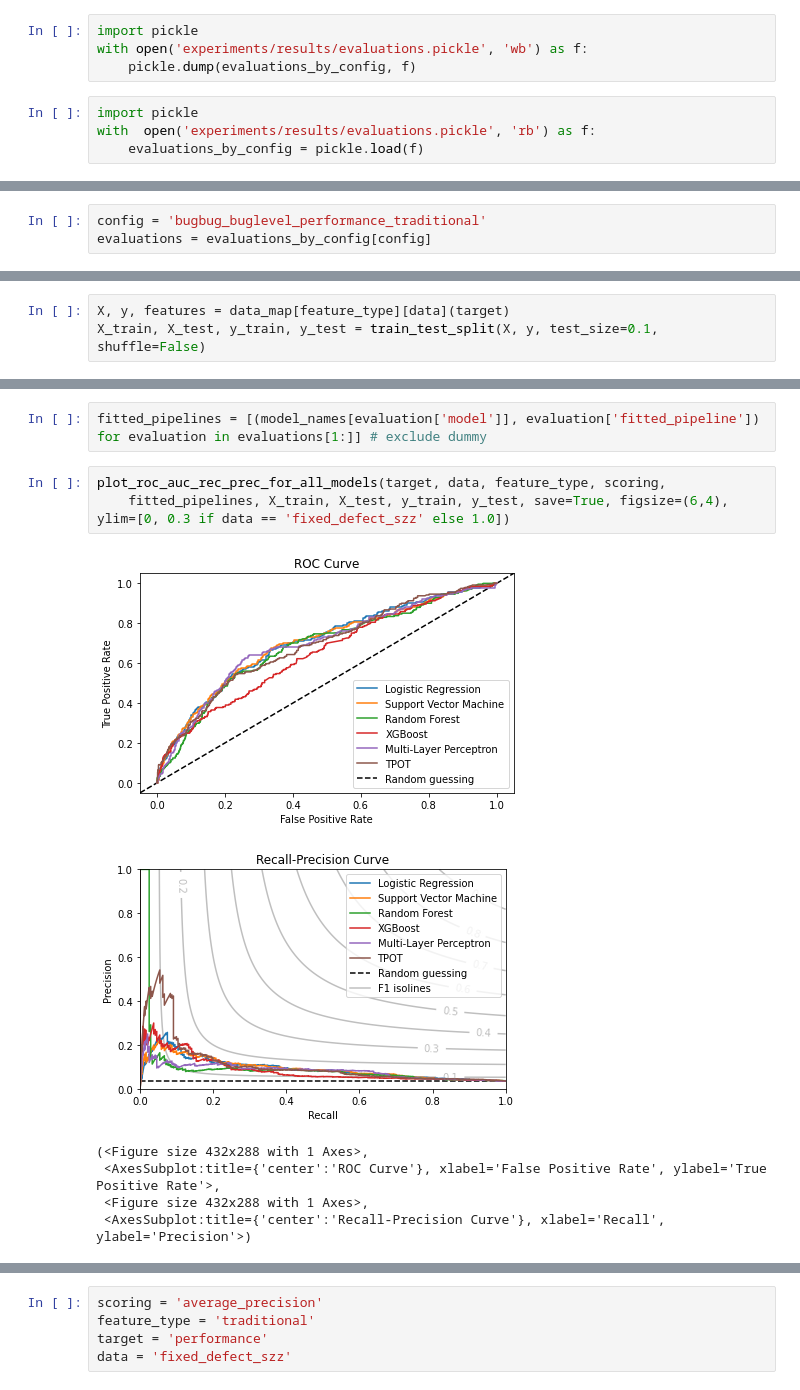
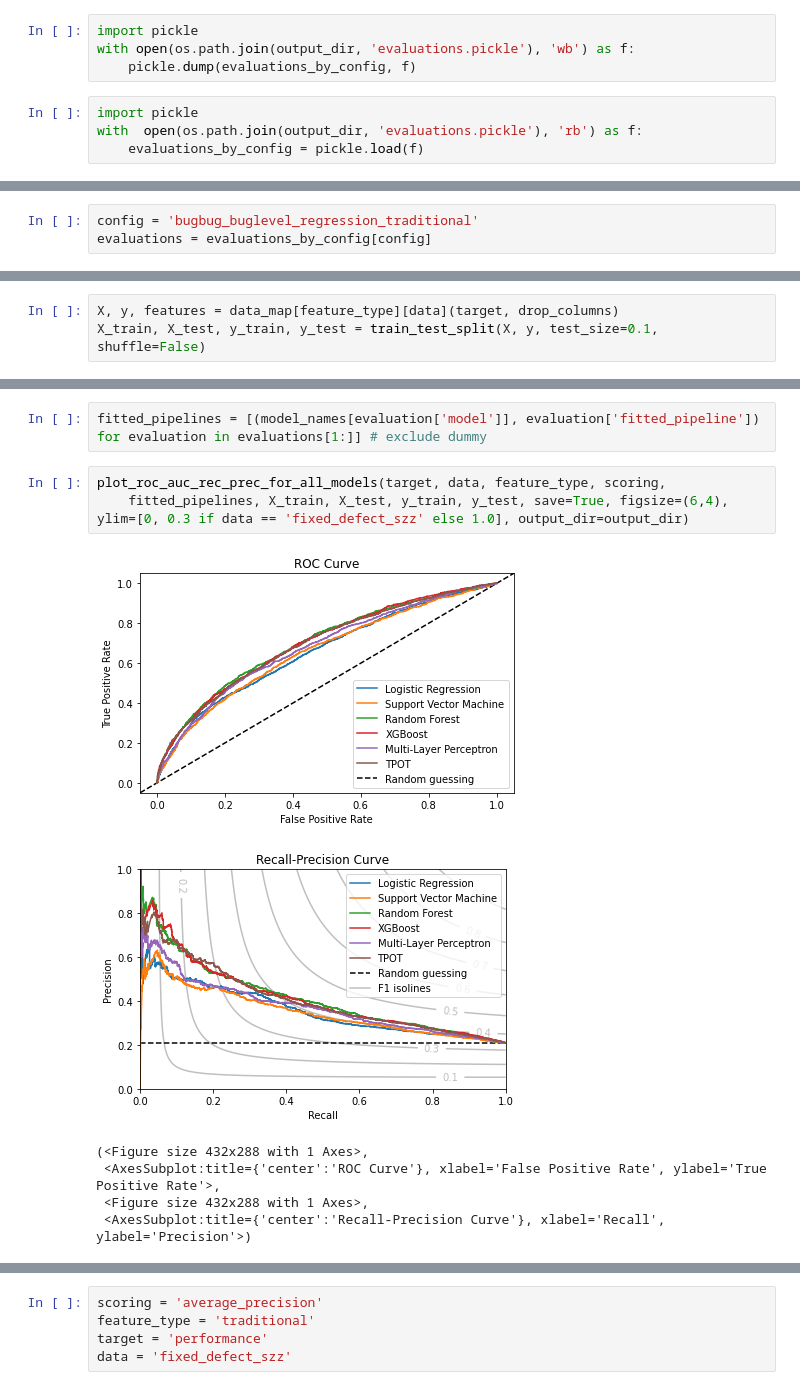
Before and after one commit to markus7800/firefox-performance-regressions, a Jupyter notebook: experiments/ModelEvaluation.ipynb, the cells around one changed output, grey strips where cells are left out. Saved outputs shown, nothing was run; the diff lists cells and outputs as text.

```diff
--- a/experiments/ModelEvaluation.ipynb
+++ b/experiments/ModelEvaluation.ipynb
@@ -139,10 +226,10 @@ for (data, target) in [('fixed_defect_szz', 'performance'), ('bugbug_buglevel',
 # %%
 import pickle
-with open('experiments/results/evaluations.pickle', 'wb') as f:
+with open(os.path.join(output_dir, 'evaluations.pickle'), 'wb') as f:
     pickle.dump(evaluations_by_config, f)
 # %%
 import pickle
-with  open('experiments/results/evaluations.pickle', 'rb') as f:
+with  open(os.path.join(output_dir, 'evaluations.pickle'), 'rb') as f:
     evaluations_by_config = pickle.load(f)
 # %%
 list(evaluations_by_config.keys())
@@ -154,7 +241,7 @@ list(evaluations_by_config.keys())
  'bugbug_buglevel_regression_traditional',
  'bugbug_buglevel_regression_bow']
 # %%
-config = 'bugbug_buglevel_performance_traditional'
+config = 'bugbug_buglevel_regression_traditional'
 evaluations = evaluations_by_config[config]
 # %%
 ws = config.split('_')
@@ -261,6 +346,6 @@ print(s)
 \bottomrule
 \end{tabular}
 # %%
-X, y, features = data_map[feature_type][data](target)
+X, y, features = data_map[feature_type][data](target, drop_columns)
 X_train, X_test, y_train, y_test = train_test_split(X, y, test_size=0.1, shuffle=False)
 # %% [output]
@@ -270,10 +355,10 @@ X.shape=(67921, 302)
 fitted_pipelines = [(model_names[evaluation['model']], evaluation['fitted_pipeline']) for evaluation in evaluations[1:]] # exclude dummy
 # %%
 plot_roc_auc_rec_prec_for_all_models(target, data, feature_type, scoring,
-    fitted_pipelines, X_train, X_test, y_train, y_test, save=True, figsize=(6,4), ylim=[0, 0.3 if data == 'fixed_defect_szz' else 1.0])
+    fitted_pipelines, X_train, X_test, y_train, y_test, save=True, figsize=(6,4), ylim=[0, 0.3 if data == 'fixed_defect_szz' else 1.0], output_dir=output_dir)
 # %% [output]
-[figure, old version]
+[figure, new version]
-[figure, old version]
+[figure, new version]
 (<Figure size 432x288 with 1 Axes>,
  <AxesSubplot:title={'center':'ROC Curve'}, xlabel='False Positive Rate', ylabel='True Positive Rate'>,
  <Figure size 432x288 with 1 Axes>,
```
Also changed, not shown: parts of 19 cells of this notebook, 5 other files.
